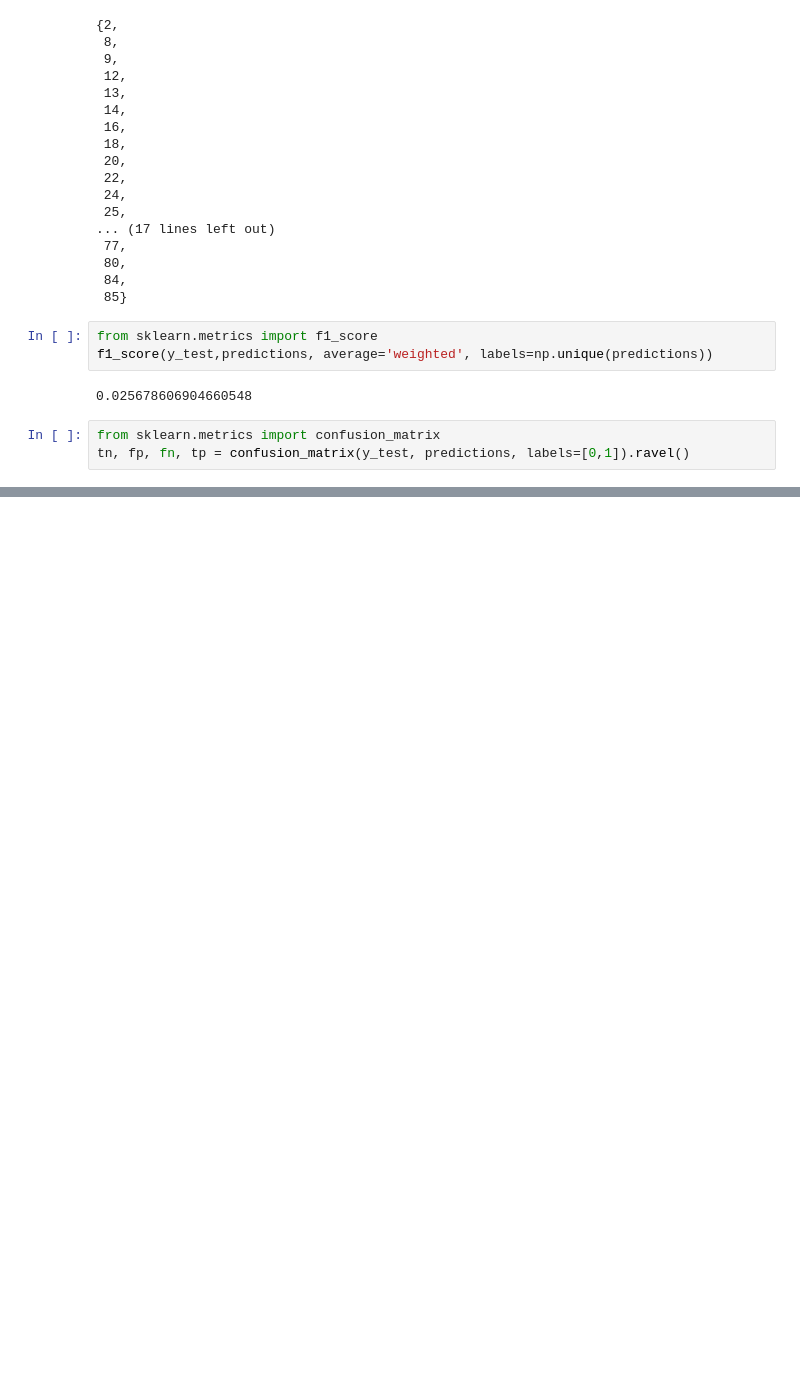
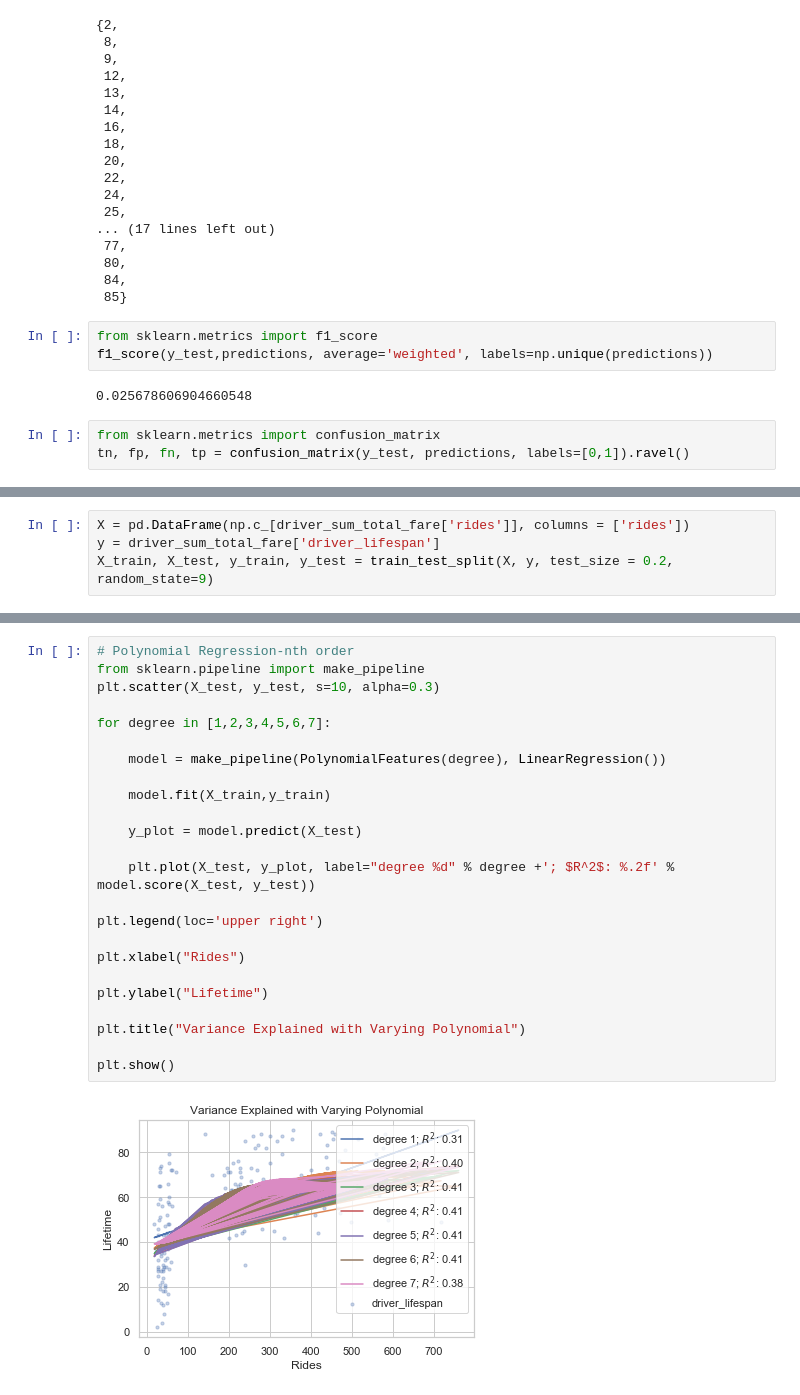
Before and after one commit to SallyPoon/LyftDS, a Jupyter notebook: Predictive modeling.ipynb, the cells around one changed output, grey strips where cells are left out. Drawn from its saved outputs; the diff is of its cells as text; blank space fills up the shorter version.

```diff
--- a/Predictive modeling.ipynb
+++ b/Predictive modeling.ipynb
@@ -614,0 +632,4 @@ tn, fp, fn, tp = confusion_matrix(y_test, predictions, labels=[0,1]).ravel()
+# %%
+X = pd.DataFrame(np.c_[driver_sum_total_fare['rides']], columns = ['rides'])
+y = driver_sum_total_fare['driver_lifespan']
+X_train, X_test, y_train, y_test = train_test_split(X, y, test_size = 0.2, random_state=9)
@@ -614,0 +723,26 @@ tn, fp, fn, tp = confusion_matrix(y_test, predictions, labels=[0,1]).ravel()
+# %%
+# Polynomial Regression-nth order
+from sklearn.pipeline import make_pipeline
+plt.scatter(X_test, y_test, s=10, alpha=0.3)
+
+for degree in [1,2,3,4,5,6,7]:
+
+    model = make_pipeline(PolynomialFeatures(degree), LinearRegression())
+
+    model.fit(X_train,y_train)
+
+    y_plot = model.predict(X_test)
+
+    plt.plot(X_test, y_plot, label="degree %d" % degree +'; $R^2$: %.2f' % model.score(X_test, y_test))
+
+plt.legend(loc='upper right')
+
+plt.xlabel("Rides")
+
+plt.ylabel("Lifetime")
+
+plt.title("Variance Explained with Varying Polynomial")
+
+plt.show()
+# %% [output]
+[figure, added]
```
Also changed, not shown: parts of 12 cells of this notebook, 1 other file.
